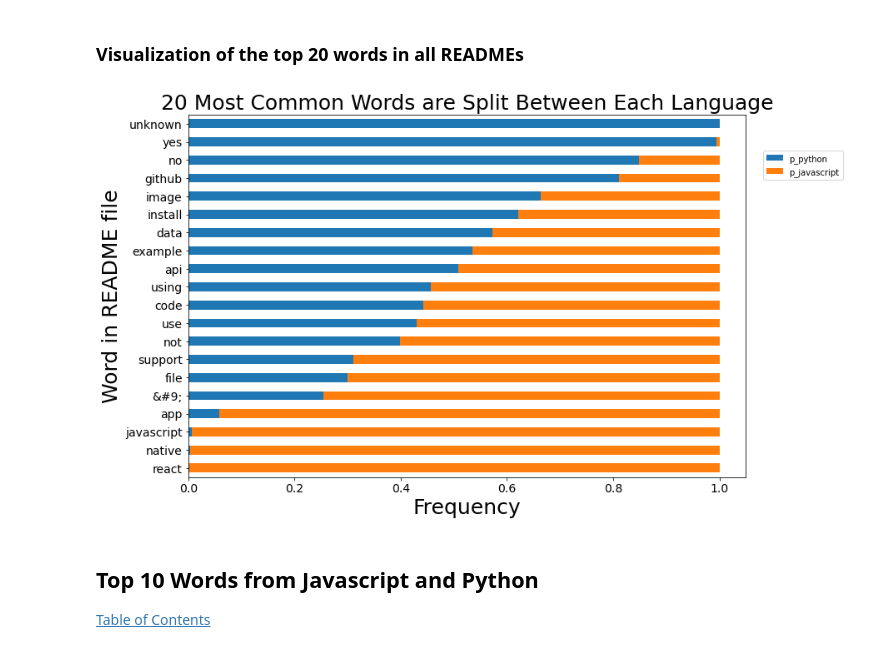
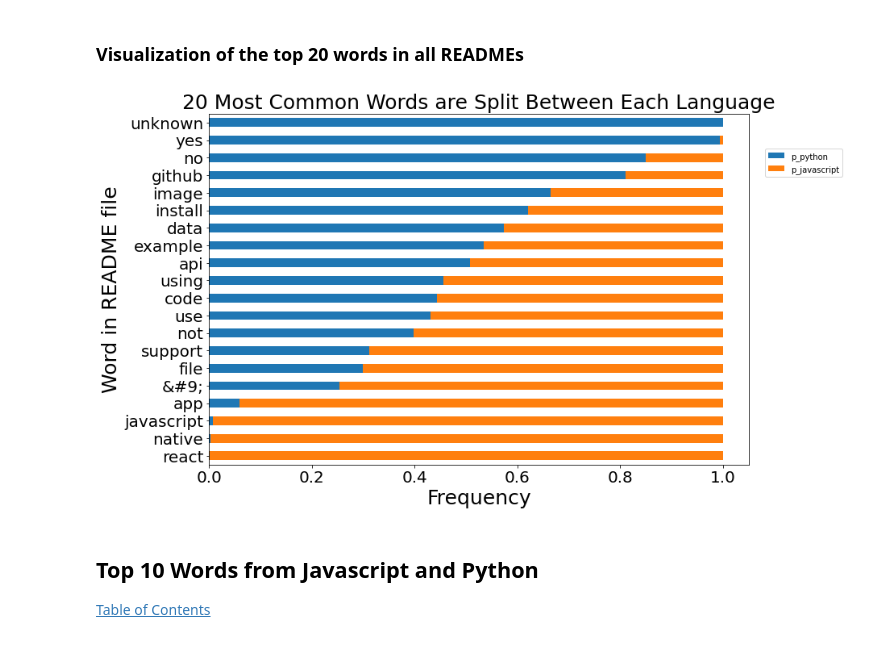
Before and after one commit to NLP-MVPs/nlp-project, a Jupyter notebook: final_notebook.ipynb, the cells around one changed output. Saved outputs shown, nothing was run; the diff lists cells and outputs as text; code cells hidden in the pictures.

```diff
--- a/final_notebook.ipynb
+++ b/final_notebook.ipynb
@@ -237,21 +237,21 @@ plt.show()
 # %%
 # visualize the percentage each coding language makes up for the top 20 words
 (word_counts.assign(p_python = word_counts.python/word_counts['all'],
                    p_javascript = word_counts.javascript/word_counts['all'])
  .sort_values(by='all')[['p_python', 'p_javascript']]
  .tail(20)
  .sort_values(by='p_python')
  .plot.barh(stacked=True, figsize=(12,8))
 )
 plt.title("20 Most Common Words are Split Between Each Language", fontsize=25)
-plt.xticks(fontsize=14)
-plt.yticks(fontsize=14)
+plt.xticks(fontsize=20)
+plt.yticks(fontsize=20)
 plt.xlabel('Frequency', fontsize=25)
 plt.ylabel('Word in README file', fontsize=25)
 plt.legend(bbox_to_anchor=(1.03, .9),borderaxespad=0)
 plt.show()
 # %% [output]
-[figure, old version]
+[figure, new version]
 # %% [markdown]
 ## Top 10 Words from Javascript and Python
 
```
Also changed, not shown: parts of 3 cells of this notebook.
